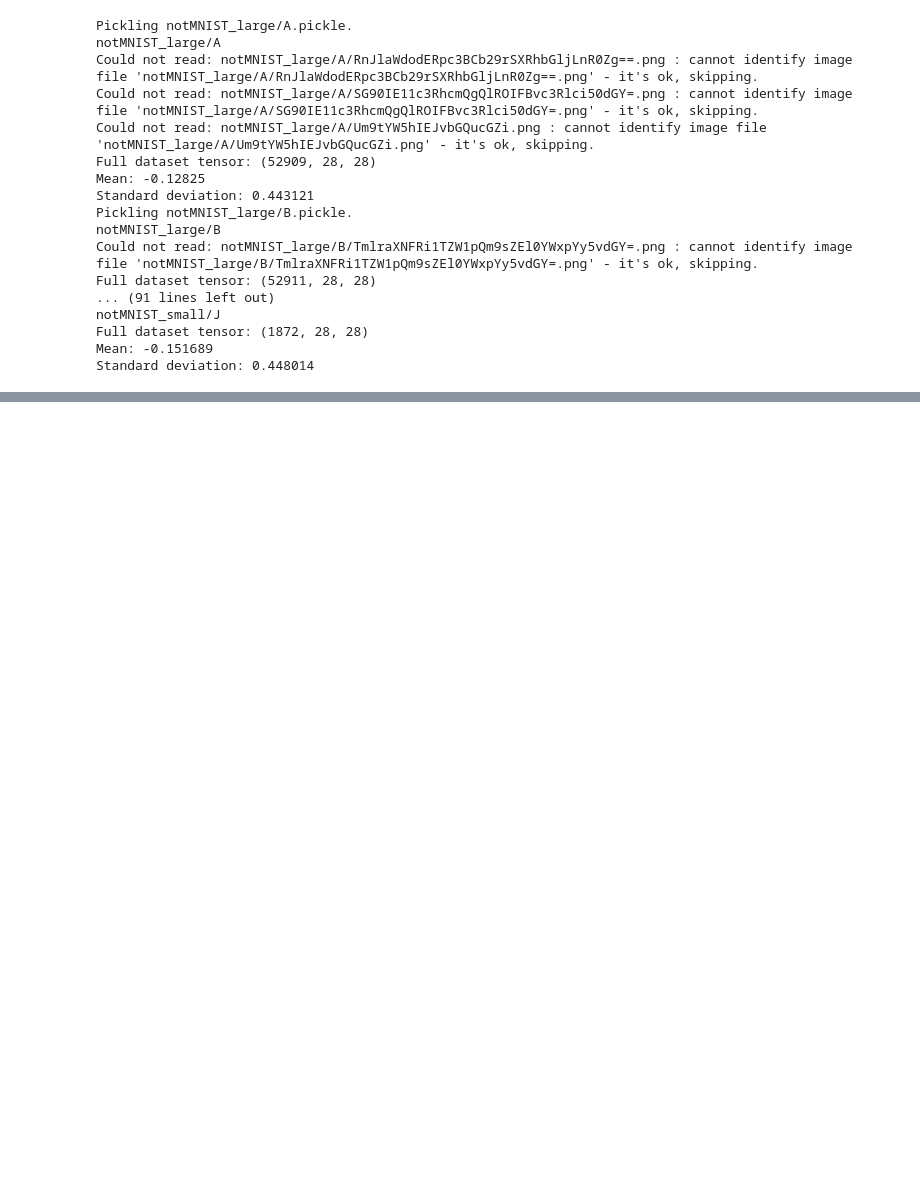
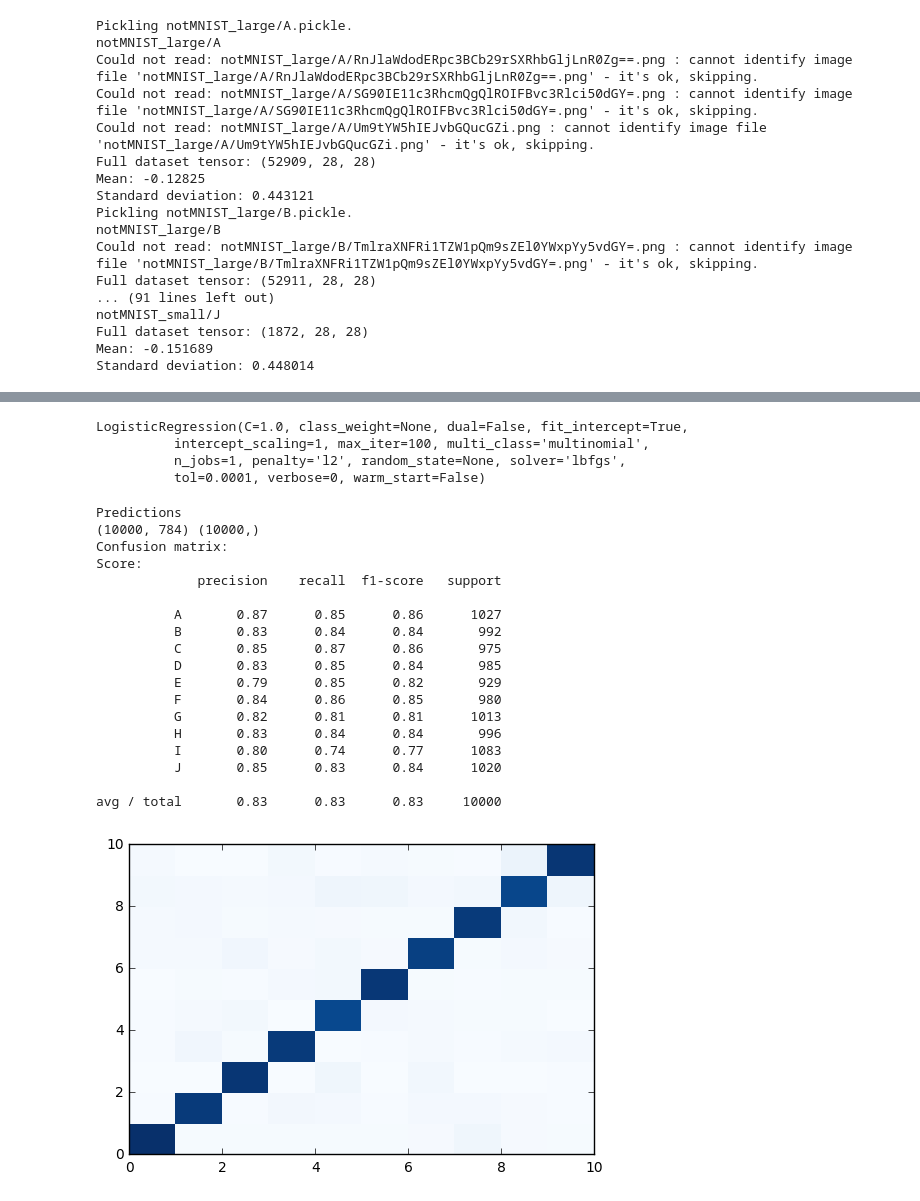
Before and after one commit to jfalkson/deep_learning_udacity, a Jupyter notebook: assigment_1.ipynb, the cells around one changed output, grey strips where cells are left out. Saved outputs shown, nothing was run; the diff lists cells and outputs as text; code cells hidden in the pictures; blank space fills up the shorter version.

```diff
--- a/assigment_1.ipynb
+++ b/assigment_1.ipynb
@@ -179,0 +377,10 @@ Standard deviation: 0.448014
+# %%
+n_train = -1
+X_train, y_train = train_dataset[:n_train].reshape(-1, train_dataset.shape[1]*train_dataset.shape[2]), train_labels[:n_train]
+model = LogisticRegression(multi_class="multinomial", solver="lbfgs")
+model.fit(X_train, y_train)
+# %% [output]
+LogisticRegression(C=1.0, class_weight=None, dual=False, fit_intercept=True,
+          intercept_scaling=1, max_iter=100, multi_class='multinomial',
+          n_jobs=1, penalty='l2', random_state=None, solver='lbfgs',
+          tol=0.0001, verbose=0, warm_start=False)
@@ -179,0 +389,31 @@ Standard deviation: 0.448014
+# %%
+print ("Predictions")
+labels = [chr(k) for k in range(ord("A"), ord("J")+1)]
+n_val = 10000
+X_val, y_val = valid_dataset[:n_val].reshape(-1, valid_dataset.shape[1]*train_dataset.shape[2]), valid_labels[:n_val]
+print (X_val.shape, y_val.shape)
+y_pred = model.predict(X_val)
+print ("Confusion matrix: ")
+plt.pcolor(confusion_matrix(y_pred, y_val), cmap="Blues")
+print ("Score: ")
+print(classification_report(y_pred, y_val, target_names=labels))
+# %% [output]
+Predictions
+(10000, 784) (10000,)
+Confusion matrix:
+Score:
+             precision    recall  f1-score   support
+
+          A       0.87      0.85      0.86      1027
+          B       0.83      0.84      0.84       992
+          C       0.85      0.87      0.86       975
+          D       0.83      0.85      0.84       985
+          E       0.79      0.85      0.82       929
+          F       0.84      0.86      0.85       980
+          G       0.82      0.81      0.81      1013
+          H       0.83      0.84      0.84       996
+          I       0.80      0.74      0.77      1083
+          J       0.85      0.83      0.84      1020
+
+avg / total       0.83      0.83      0.83     10000
+[figure, added]
```
Also changed, not shown: parts of 25 cells of this notebook.
